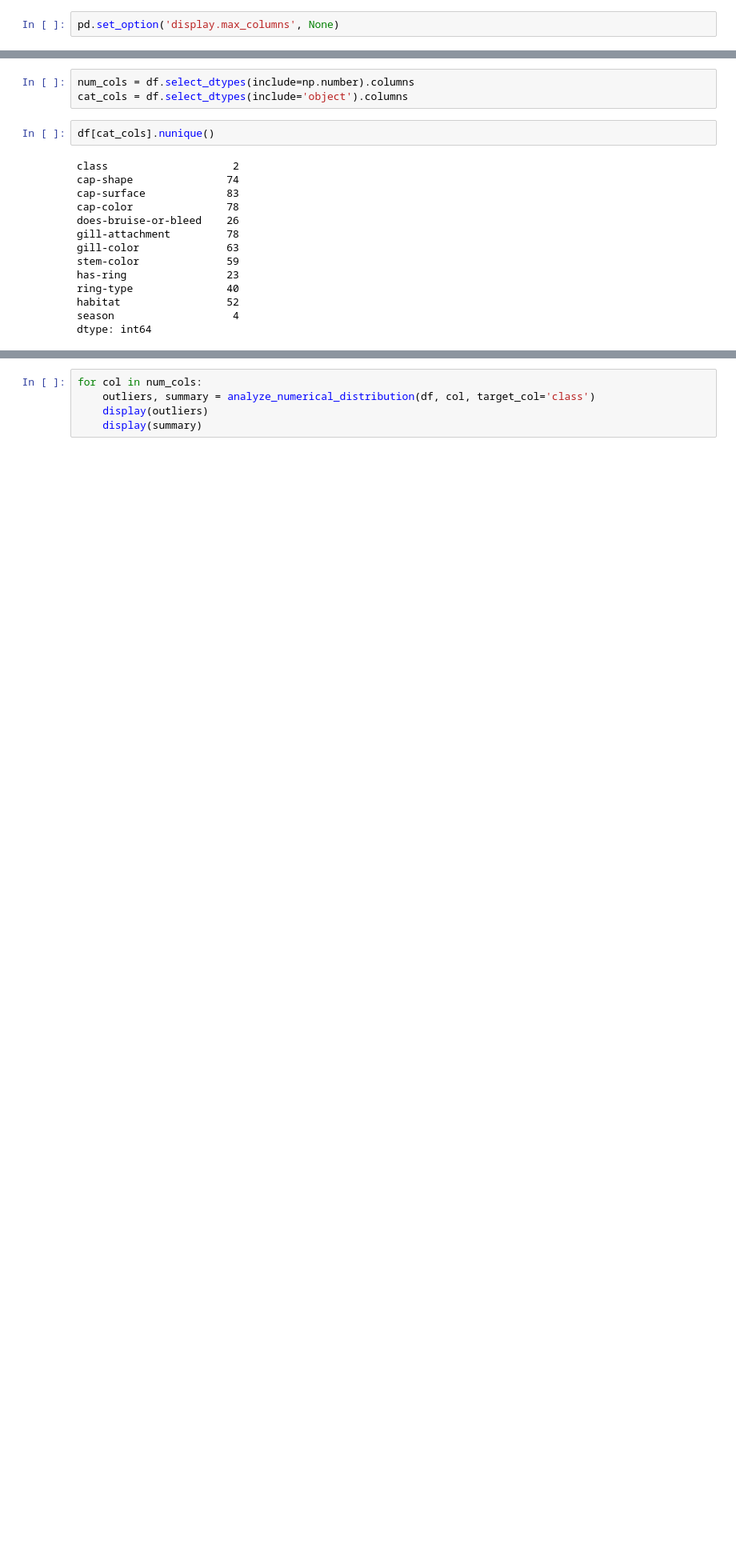
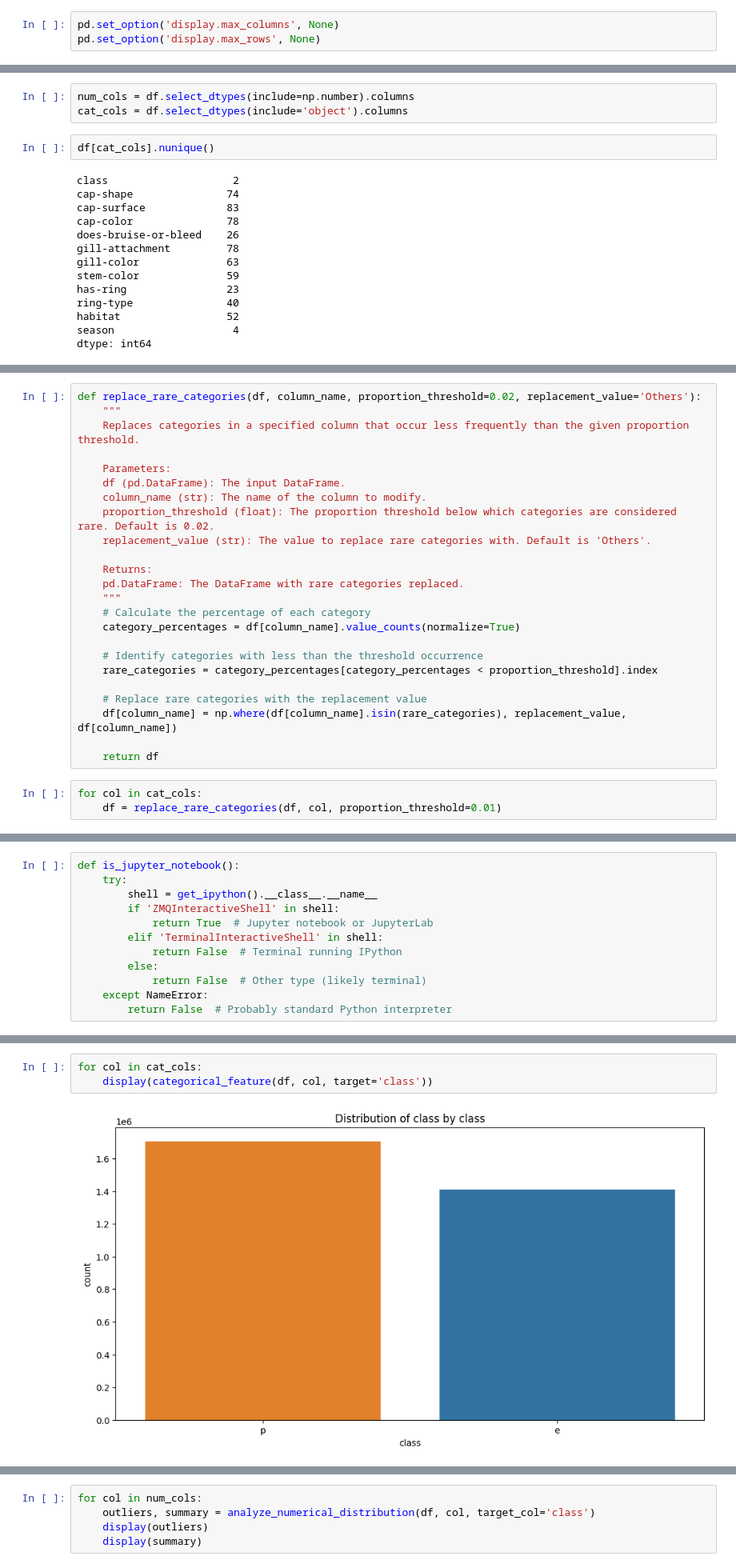
Before and after one commit to surajwate/Prediction-of-Poisonous-Mushrooms, a Jupyter notebook: notebooks/kaggle_data.ipynb, the cells around one changed output, grey strips where cells are left out. Shown at 80% size. Cells and saved outputs as stored; diff of their text form; blank space fills up the shorter version.

```diff
--- a/notebooks/kaggle_data.ipynb
+++ b/notebooks/kaggle_data.ipynb
@@ -21,6 +23,7 @@ from sklearn.impute import SimpleImputer
 import suraj_datalab as sdl
 # %%
 pd.set_option('display.max_columns', None)
+pd.set_option('display.max_rows', None)
 # %%
 df = pd.read_csv('../input/train.csv')
 df.head()
@@ -155,0 +215,27 @@ df.shape
+# %%
+def replace_rare_categories(df, column_name, proportion_threshold=0.02, replacement_value='Others'):
+    """
+    Replaces categories in a specified column that occur less frequently than the given proportion threshold.
+
+    Parameters:
+    df (pd.DataFrame): The input DataFrame.
+    column_name (str): The name of the column to modify.
+    proportion_threshold (float): The proportion threshold below which categories are considered rare. Default is 0.02.
+    replacement_value (str): The value to replace rare categories with. Default is 'Others'.
+
+    Returns:
+    pd.DataFrame: The DataFrame with rare categories replaced.
+    """
+    # Calculate the percentage of each category
+    category_percentages = df[column_name].value_counts(normalize=True)
+
+    # Identify categories with less than the threshold occurrence
+    rare_categories = category_percentages[category_percentages < proportion_threshold].index
+
+    # Replace rare categories with the replacement value
+    df[column_name] = np.where(df[column_name].isin(rare_categories), replacement_value, df[column_name])
+
+    return df
+# %%
+for col in cat_cols:
+    df = replace_rare_categories(df, col, proportion_threshold=0.01)
@@ -155,0 +269,12 @@ df.shape
+# %%
+def is_jupyter_notebook():
+    try:
+        shell = get_ipython().__class__.__name__
+        if 'ZMQInteractiveShell' in shell:
+            return True  # Jupyter notebook or JupyterLab
+        elif 'TerminalInteractiveShell' in shell:
+            return False  # Terminal running IPython
+        else:
+            return False  # Other type (likely terminal)
+    except NameError:
+        return False  # Probably standard Python interpreter
@@ -155,0 +328,5 @@ df.shape
+# %%
+for col in cat_cols:
+    display(categorical_feature(df, col, target='class'))
+# %% [output]
+[figure, added]
```
Also changed, not shown: parts of 14 cells of this notebook, 1 other file.
